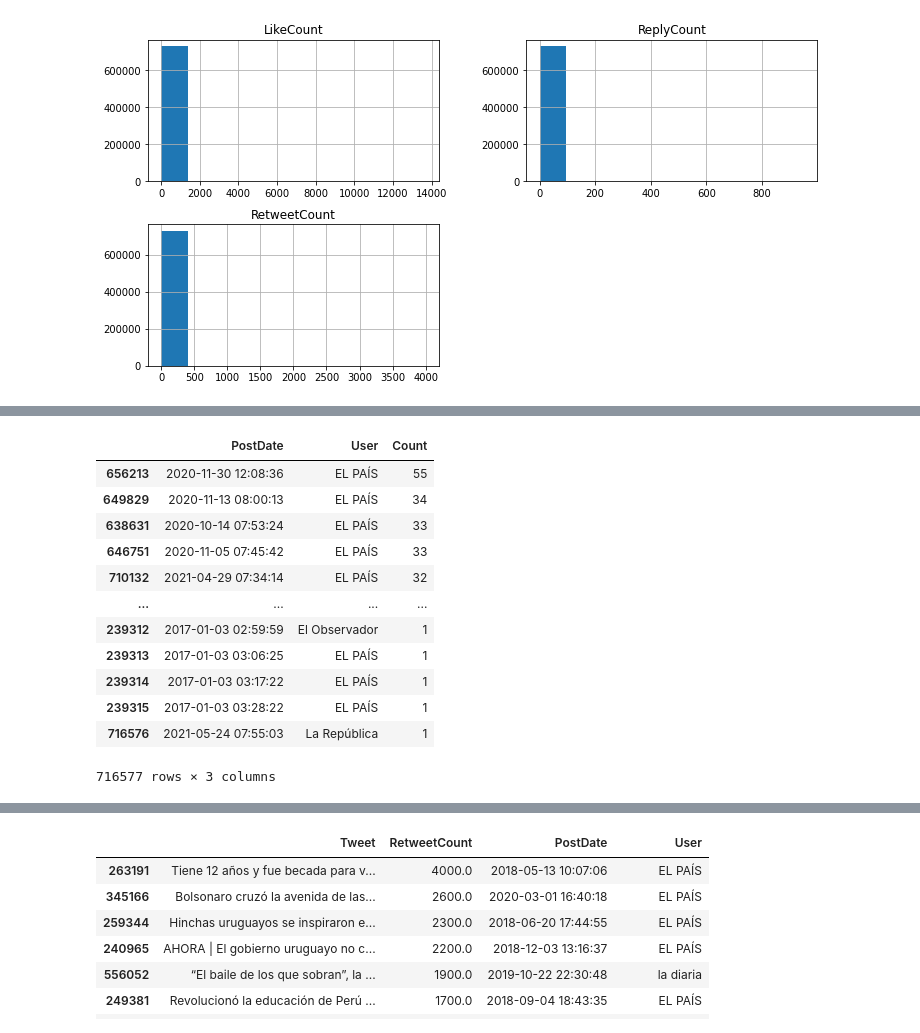
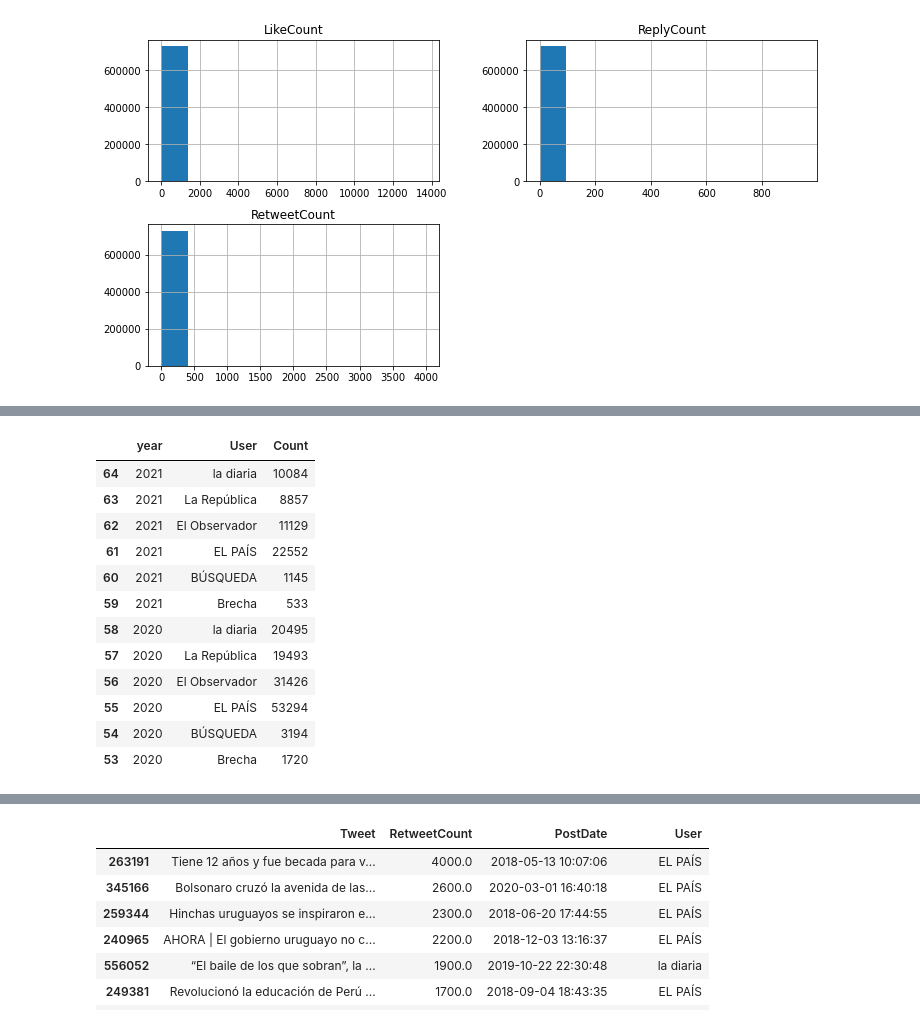
Before and after one commit to easyundercover/4geeks-final-project, a Jupyter notebook: src/explore.ipynb, the cells around one changed output, grey strips where cells are left out. Cells and saved outputs as stored; diff of their text form; code cells hidden in the pictures.

```diff
--- a/src/explore.ipynb
+++ b/src/explore.ipynb
@@ -106,16 +95,17 @@ df.groupby('User').size().reset_index(name='Count').sort_values(by='Count',ascen
 # %%
-df.groupby(['PostDate','User']).size().reset_index(name='Count').sort_values(by='Count',ascending=False)
+#Cantidad de tweets correspondientes a los años 2020 y 2021 según medio de comunicación
+df.groupby(['year','User']).size().reset_index(name='Count').sort_values(by=(['year', 'User']),ascending=False)[:12]
 # %% [output]
-|  | PostDate | User | Count |
-| 656213 | 2020-11-30 12:08:36 | EL PAÍS | 55 |
-| 649829 | 2020-11-13 08:00:13 | EL PAÍS | 34 |
-| 638631 | 2020-10-14 07:53:24 | EL PAÍS | 33 |
-| 646751 | 2020-11-05 07:45:42 | EL PAÍS | 33 |
-| 710132 | 2021-04-29 07:34:14 | EL PAÍS | 32 |
-| ... | ... | ... | ... |
-| 239312 | 2017-01-03 02:59:59 | El Observador | 1 |
-| 239313 | 2017-01-03 03:06:25 | EL PAÍS | 1 |
-| 239314 | 2017-01-03 03:17:22 | EL PAÍS | 1 |
-| 239315 | 2017-01-03 03:28:22 | EL PAÍS | 1 |
-| 716576 | 2021-05-24 07:55:03 | La República | 1 |
+|  | year | User | Count |
+| 64 | 2021 | la diaria | 10084 |
+| 63 | 2021 | La República | 8857 |
+| 62 | 2021 | El Observador | 11129 |
+| 61 | 2021 | EL PAÍS | 22552 |
+| 60 | 2021 | BÚSQUEDA | 1145 |
+| 59 | 2021 | Brecha | 533 |
+| 58 | 2020 | la diaria | 20495 |
+| 57 | 2020 | La República | 19493 |
+| 56 | 2020 | El Observador | 31426 |
+| 55 | 2020 | EL PAÍS | 53294 |
+| 54 | 2020 | BÚSQUEDA | 3194 |
+| 53 | 2020 | Brecha | 1720 |
-716577 rows × 3 columns
```
Also changed, not shown: parts of 9 cells of this notebook.
